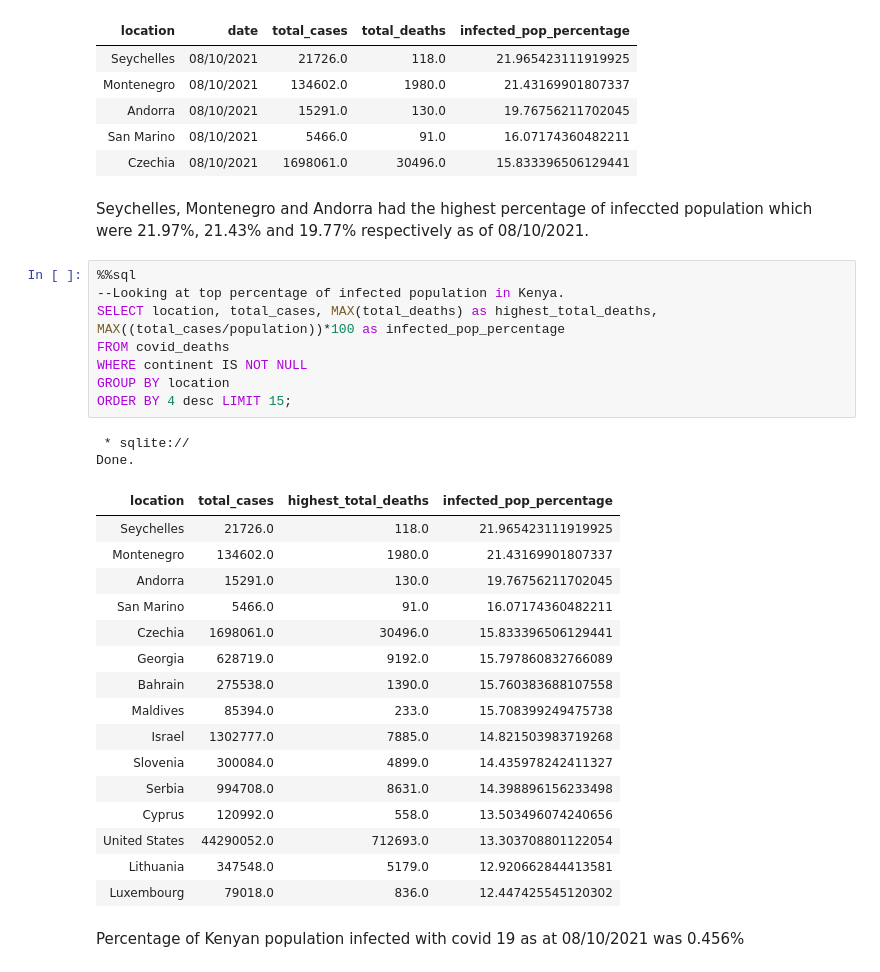
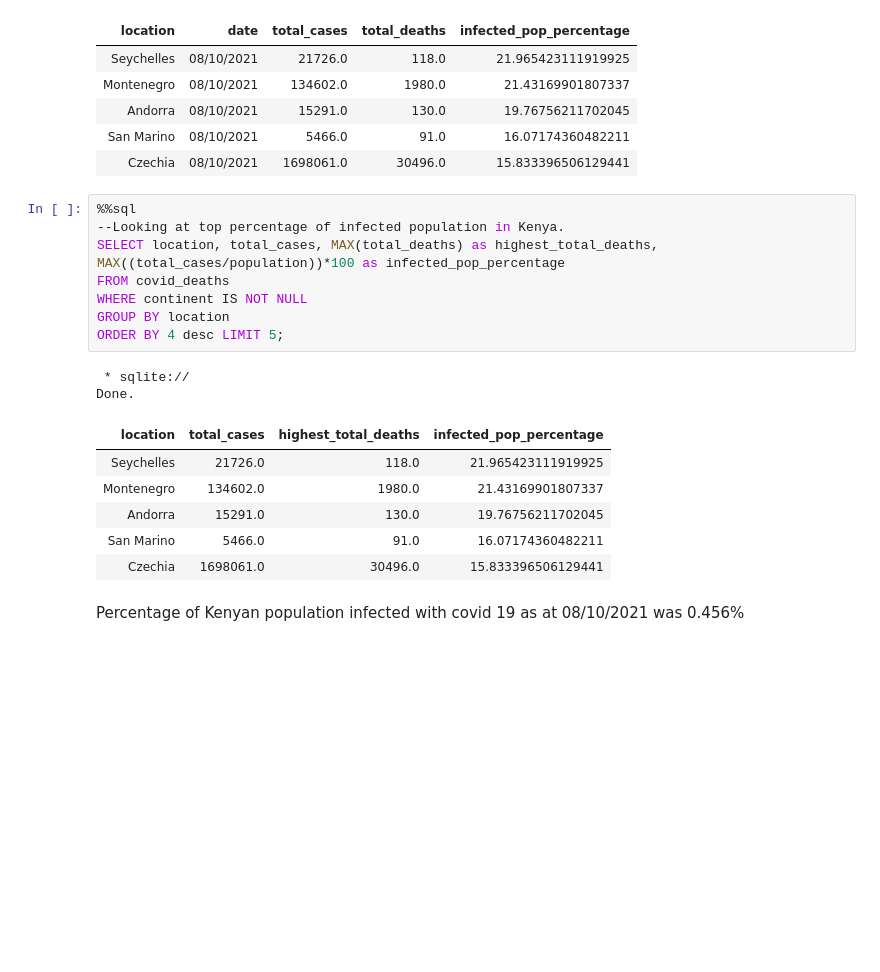
Before and after one commit to MaureenGatu/Data-Analysis, a Jupyter notebook: Global_data_on_confirmed_COVID_19_deaths.ipynb, the cells around one changed output. Saved outputs shown, nothing was run; the diff lists cells and outputs as text; blank space fills up the shorter version.

```diff
--- a/Global_data_on_confirmed_COVID_19_deaths.ipynb
+++ b/Global_data_on_confirmed_COVID_19_deaths.ipynb
@@ -512,35 +656,23 @@ Done.
 | Andorra | 08/10/2021 | 15291.0 | 130.0 | 19.76756211702045 |
 | San Marino | 08/10/2021 | 5466.0 | 91.0 | 16.07174360482211 |
 | Czechia | 08/10/2021 | 1698061.0 | 30496.0 | 15.833396506129441 |
-# %% [markdown]
-Seychelles, Montenegro and Andorra had the highest percentage of infeccted population which were 21.97%, 21.43% and 19.77% respectively as of 08/10/2021.
 # %%
 %%sql
 --Looking at top percentage of infected population in Kenya.
 SELECT location, total_cases, MAX(total_deaths) as highest_total_deaths, MAX((total_cases/population))*100 as infected_pop_percentage
 FROM covid_deaths
 WHERE continent IS NOT NULL
 GROUP BY location
-ORDER BY 4 desc LIMIT 15;
+ORDER BY 4 desc LIMIT 5;
 # %% [output]
  * sqlite://
 Done.
 | location | total_cases | highest_total_deaths | infected_pop_percentage |
 | Seychelles | 21726.0 | 118.0 | 21.965423111919925 |
 | Montenegro | 134602.0 | 1980.0 | 21.43169901807337 |
 | Andorra | 15291.0 | 130.0 | 19.76756211702045 |
 | San Marino | 5466.0 | 91.0 | 16.07174360482211 |
 | Czechia | 1698061.0 | 30496.0 | 15.833396506129441 |
-| Georgia | 628719.0 | 9192.0 | 15.797860832766089 |
-| Bahrain | 275538.0 | 1390.0 | 15.760383688107558 |
-| Maldives | 85394.0 | 233.0 | 15.708399249475738 |
-| Israel | 1302777.0 | 7885.0 | 14.821503983719268 |
-| Slovenia | 300084.0 | 4899.0 | 14.435978242411327 |
-| Serbia | 994708.0 | 8631.0 | 14.398896156233498 |
-| Cyprus | 120992.0 | 558.0 | 13.503496074240656 |
-| United States | 44290052.0 | 712693.0 | 13.303708801122054 |
-| Lithuania | 347548.0 | 5179.0 | 12.920662844413581 |
-| Luxembourg | 79018.0 | 836.0 | 12.447425545120302 |
 # %% [markdown]
 Percentage of Kenyan population infected with covid 19 as at 08/10/2021 was 0.456%
 # %%
```
Also changed, not shown: parts of 13 cells of this notebook.
